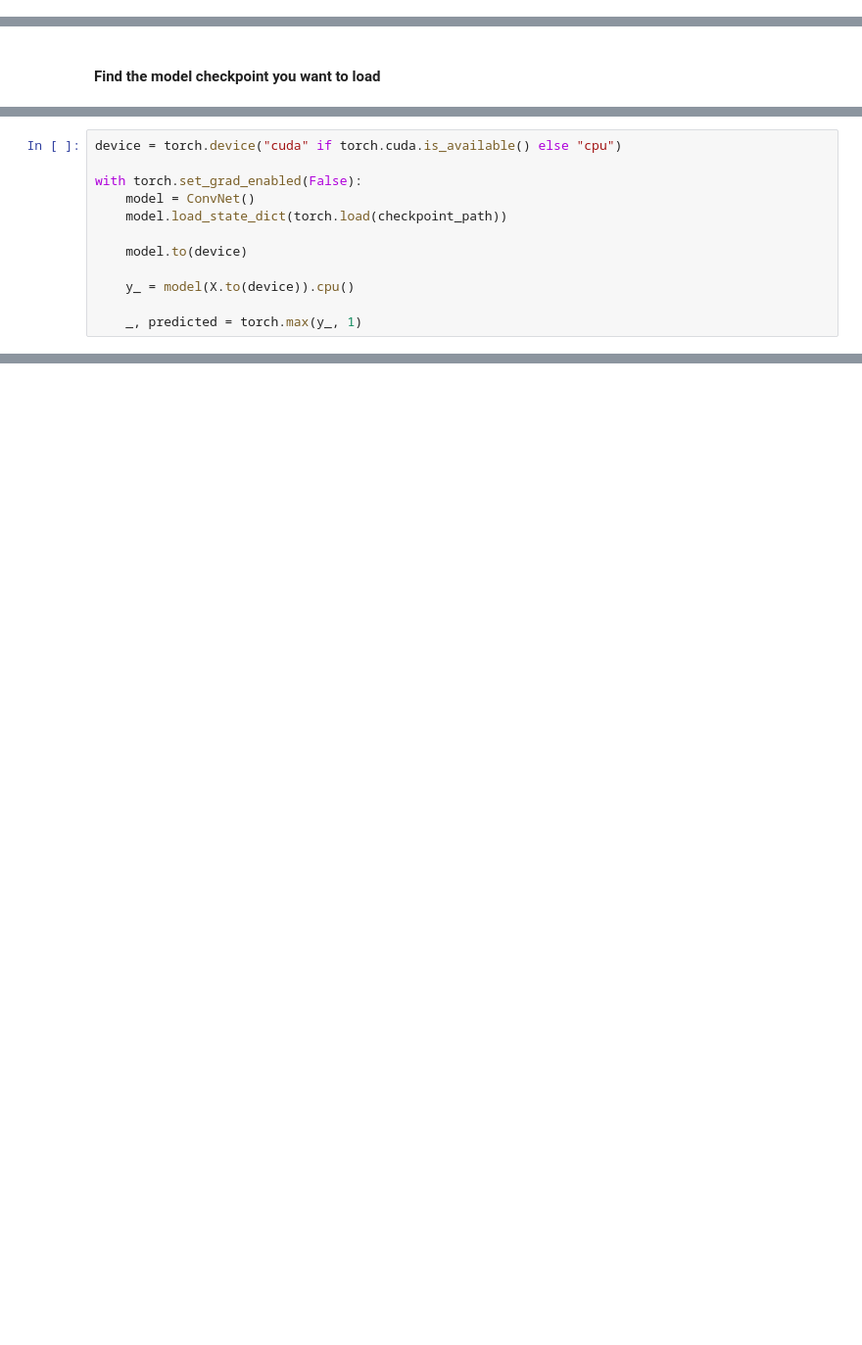
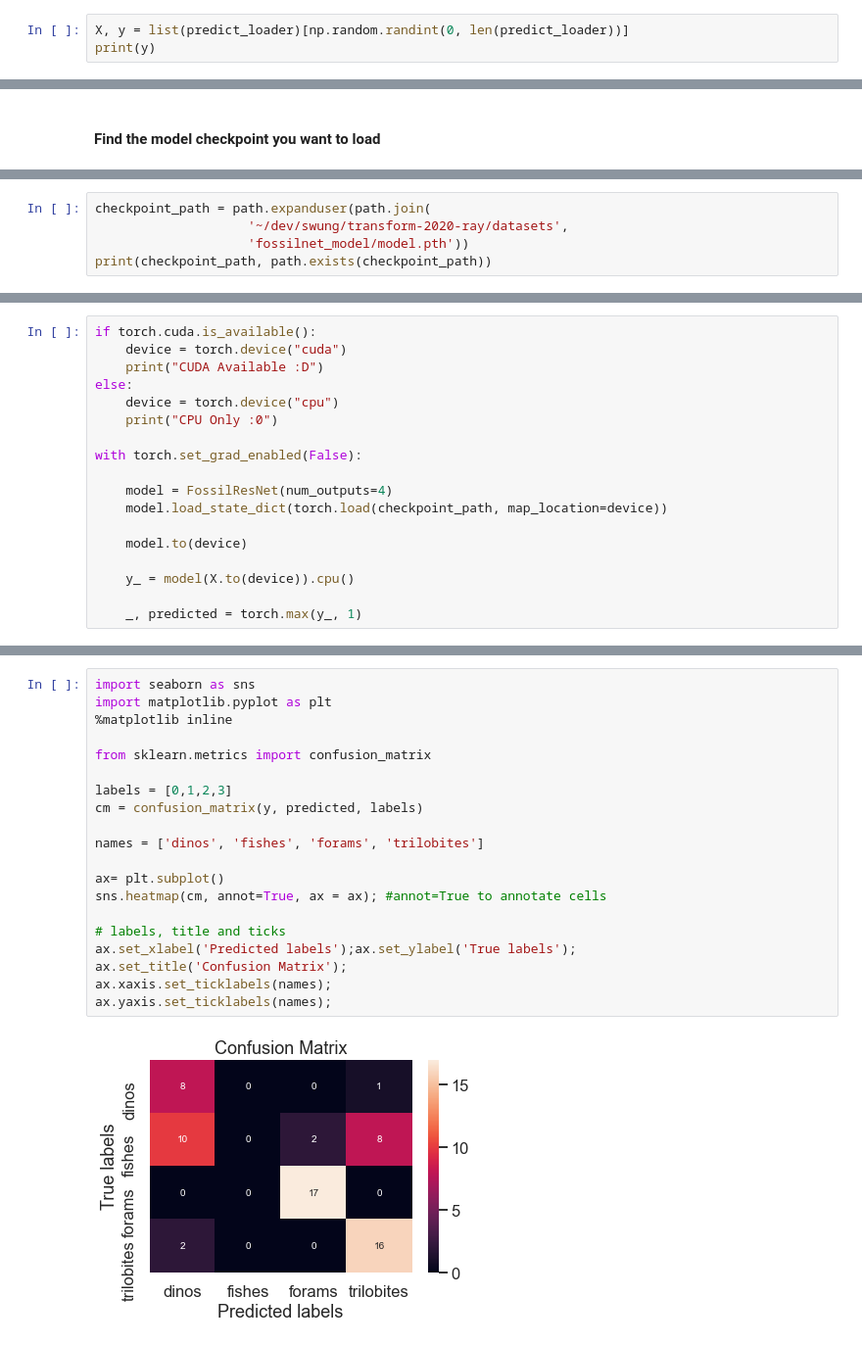
Before and after one commit to euclidity/transform-2020-ray, a Jupyter notebook: 4_deep_trainables/4 - Predict on FossilNET.ipynb, the cells around one changed output, grey strips where cells are left out. Shown at 98% size. Cells and saved outputs as stored; diff of their text form; blank space fills up the shorter version.

Commit message:
hooked up prediction code

```diff
--- a/4_deep_trainables/4 - Predict on FossilNET.ipynb
+++ b/4_deep_trainables/4 - Predict on FossilNET.ipynb
@@ -85,0 +67,3 @@ data = [predict_dataset[n]  for n in range(16)]
+# %%
+X, y = list(predict_loader)[np.random.randint(0, len(predict_loader))]
+print(y)
@@ -92,0 +76,5 @@ checkpoint_path = path.join(
+# %%
+checkpoint_path = path.expanduser(path.join(
+                    '~/dev/swung/transform-2020-ray/datasets',
+                    'fossilnet_model/model.pth'))
+print(checkpoint_path, path.exists(checkpoint_path))
@@ -93,9 +83,15 @@ checkpoint_path = path.join(
 # %%
-device = torch.device("cuda" if torch.cuda.is_available() else "cpu")
+if torch.cuda.is_available():
+    device = torch.device("cuda")
+    print("CUDA Available :D")
+else:
+    device = torch.device("cpu")
+    print("CPU Only :0")
 
 with torch.set_grad_enabled(False):
-    model = ConvNet()
-    model.load_state_dict(torch.load(checkpoint_path))
+
+    model = FossilResNet(num_outputs=4)
+    model.load_state_dict(torch.load(checkpoint_path, map_location=device))
 
     model.to(device)
 
@@ -105 +103,23 @@ with torch.set_grad_enabled(False):
+# %%
+import seaborn as sns
+import matplotlib.pyplot as plt
+%matplotlib inline
+
+from sklearn.metrics import confusion_matrix
+
+labels = [0,1,2,3]
+cm = confusion_matrix(y, predicted, labels)
+
+names = ['dinos', 'fishes', 'forams', 'trilobites']
+
+ax= plt.subplot()
+sns.heatmap(cm, annot=True, ax = ax); #annot=True to annotate cells
+
+# labels, title and ticks
+ax.set_xlabel('Predicted labels');ax.set_ylabel('True labels');
+ax.set_title('Confusion Matrix');
+ax.xaxis.set_ticklabels(names);
+ax.yaxis.set_ticklabels(names);
+# %% [output]
+[figure, added]
 # %%
```
Also changed, not shown: parts of 9 cells of this notebook.
